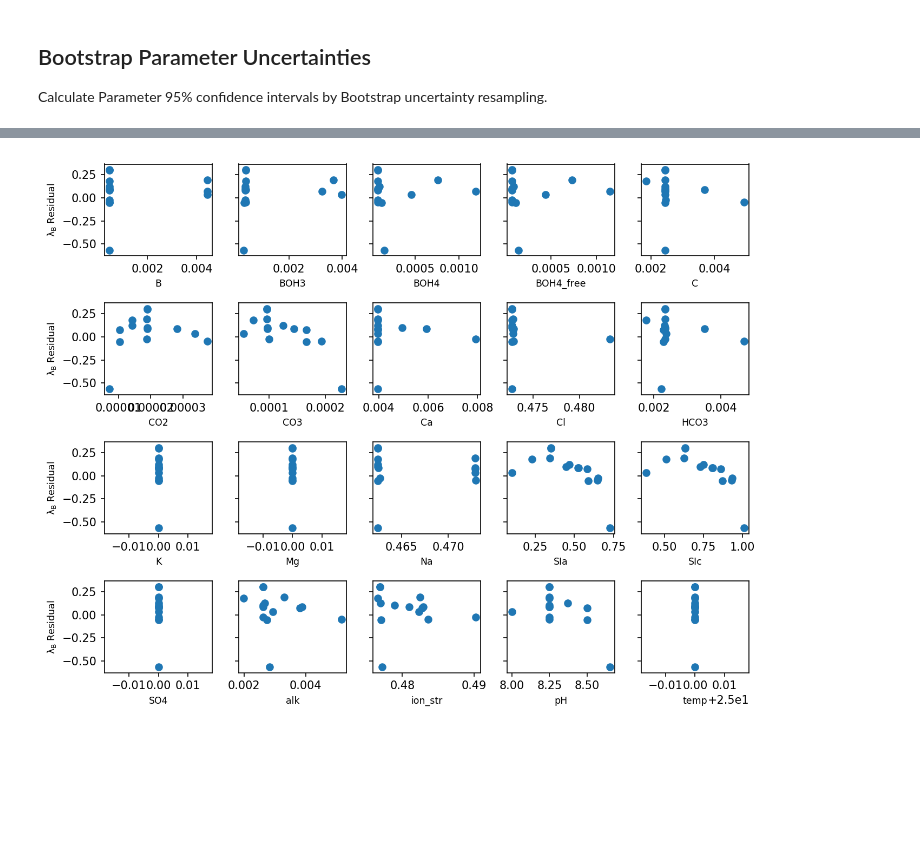
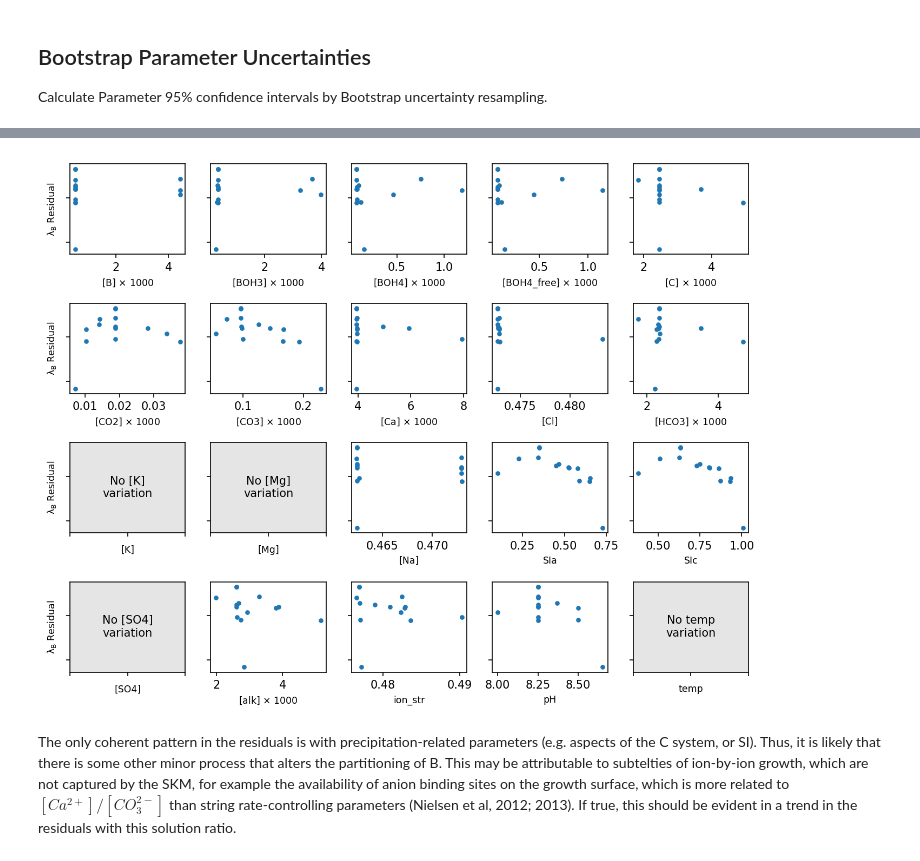
Before and after one commit to oscarbranson/Farmer_2018_Supplement, a Jupyter notebook: Model_Fitting_Bootstrap.ipynb, the cells around one changed output, grey strips where cells are left out. Drawn from its saved outputs; the diff is of its cells as text; code cells hidden in the pictures; blank space fills up the shorter version.

```diff
--- a/Model_Fitting_Bootstrap.ipynb
+++ b/Model_Fitting_Bootstrap.ipynb
@@ -104,8 +108,9 @@ if run_bootstrap:
 
     # for reproducibility purposes, set the random state
     np.random.seed(123)
-    # initialise iterative initial guess parameter
-    i_initial_guess = np.array(initial_guess)
+    # initialise iterative initial guess parameter with previous best fit
+    initial_guess = fit.x
+    i_initial_guess = initial_guess
 
     # bootstrap resampling and fitting
     for i in tqdm(range(n), total=n):
@@ -126,24 +131,18 @@ if run_bootstrap:
 
             # fit the resampled data with a random starting parameter set and initial guess
             i_fit = opt.minimize(fitfn, x0=i_initial_guess,
-                                 method='Nelder-Mead', options={'maxiter': 2000},
+                                 method='Powell', options={'maxiter': 4000},
                                  args=(Rp, rL3, rL4, B_DIC, ABO3, ABO4, dBO4,
                                        i_LambdaB, i_EpsilonB, 1, 1, lambda_bias))
 
-            # check to make sure the fit has converged
-            success = i_fit.success
+            # check to make sure the fit has converged, and that converged logRp is reasonable
+            success = i_fit.success & (i_fit.x[-1] < -4.2) & (i_fit.x[-1] > -9.2)
 
         # record the optimised parameters.
         fits.append(i_fit.x)
 
     fits = np.array(fits)
 
-    # remove impossible fits: where any parameter is less than zero, and logRb is outside reasonable bounds.
-    excl = ~np.any(fits[:, :-1] < 0, 1) & (fits[:, -1] < -4.2) & (fits[:, -1] > -9.2)
-    fits = fits[excl,:]
-
-    print('Total Excluded: {:.0f}'.format(sum(~excl)))
-
     # save bootstrap output to save time later
     np.save('bootstrap', fits)
 
@@ -153,6 +154,8 @@ else:
 # calculate parameter confidence intervals
 CI_limit = 66
 loq, hiq = np.apply_along_axis(np.percentile, 0, fits, q=[50 - CI_limit / 2, 50 + CI_limit / 2])
+
+med = np.apply_along_axis(np.percentile, 0, fits, q=50)
 # %%
 # plot fitted parameters and confidence intervals
 par = ['Kb3', 'Kf3', 'Kb4', 'Kf4', 'logRb']
@@ -211,24 +216,51 @@ fig.savefig('../../Figures/Fig5-model_vs_data.pdf')
 # %%
 fig, axs = plt.subplots(4, 5, figsize=[9,7], sharey=True)
 
-LambdaB_pred, EpsilonB_pred = predfn(*fit.x, Rp=Rp, rL3=rL3, rL4=rL4, B_DIC=B_DIC, ABO3=ABO3, ABO4=ABO4, dBO4=dBO4)
+LambdaB_pred, EpsilonB_pred = predfn(*med, Rp=Rp, rL3=rL3, rL4=rL4, B_DIC=B_DIC, ABO3=ABO3, ABO4=ABO4, dBO4=dBO4)
 
 resid = LambdaB_pred - LambdaB
+
+notconc = ['SIa', 'SIc', 'ion_str', 'pH', 'temp']
 
 for c, ax in zip(rd.pitzer.columns, axs.flat):
     x = rd.loc[cind, ('pitzer', c)]
 
-    ax.scatter(x, resid)
-    ax.set_xlabel(c)
+    if c not in notconc:
+        lab = '[' + c + ']'
+    else:
+        lab = c
+
+    if x.ptp() > 0:
+        m = None
+        if x.ptp() < 0.01:
+            m = 1e3
+            x *= m
+        if m is not None:
+            lab = lab + ' $\\times$ {:.0f}'.format(m)
+        else:
+            lab = lab
+
+        ax.scatter(x, resid, s=10)
+    else:
+        ax.axes.set_axis_bgcolor((0,0,0,0.1))
+        ax.set_xticklabels([])
+        ax.set_yticklabels([])
+        ax.text(.5, .5, 'No ' + lab + '\nvariation', ha='center', va='center', transform=ax.transAxes)
+
+    ax.set_xlabel(lab)
 
     if x.ptp() > 0:
         pad = x.ptp() * 0.05
         ax.set_xlim(x.min() - pad, x.max() + pad)
 
     if ax.is_first_col():
         ax.set_ylabel('$\lambda_B$ Residual')
 
 fig.tight_layout()
+
+fig.savefig('../../Figures/S2_Residuals.pdf')
 # %% [output]
-[figure, old version]
+[figure, new version]
+# %% [markdown]
+The only coherent pattern in the residuals is with precipitation-related parameters (e.g. aspects of the C system, or SI). Thus, it is likely that there is some other minor process that alters the partitioning of B. This may be attributable to subtelties of ion-by-ion growth, which are not captured by the SKM, for example the availability of anion binding sites on the growth surface, which is more related to $[Ca^{2+}]/[CO_3^{2-}]$ than string rate-controlling parameters (Nielsen et al, 2012; 2013). If true, this should be evident in a trend in the residuals with this solution ratio.
 # %%
```
Also changed, not shown: parts of 39 cells of this notebook.
